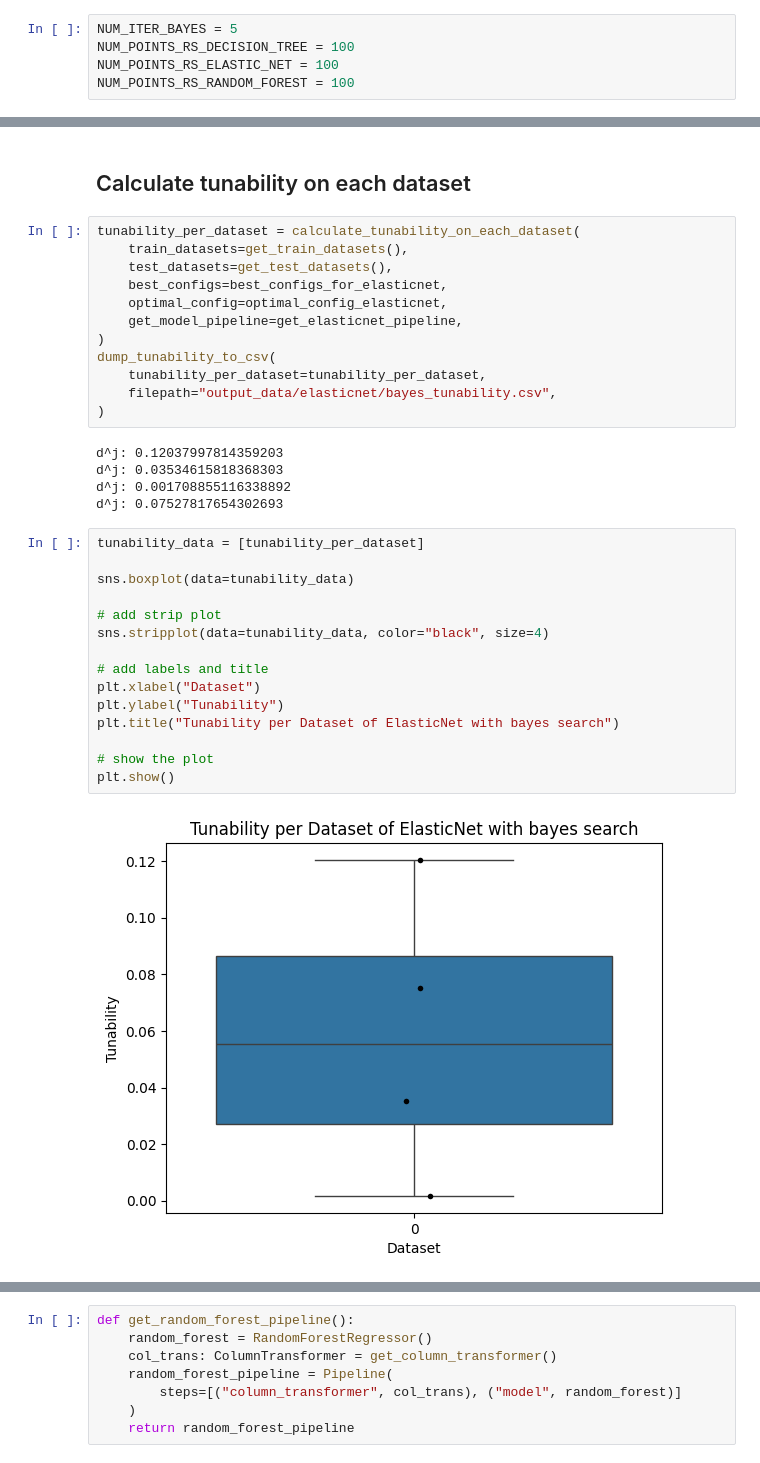
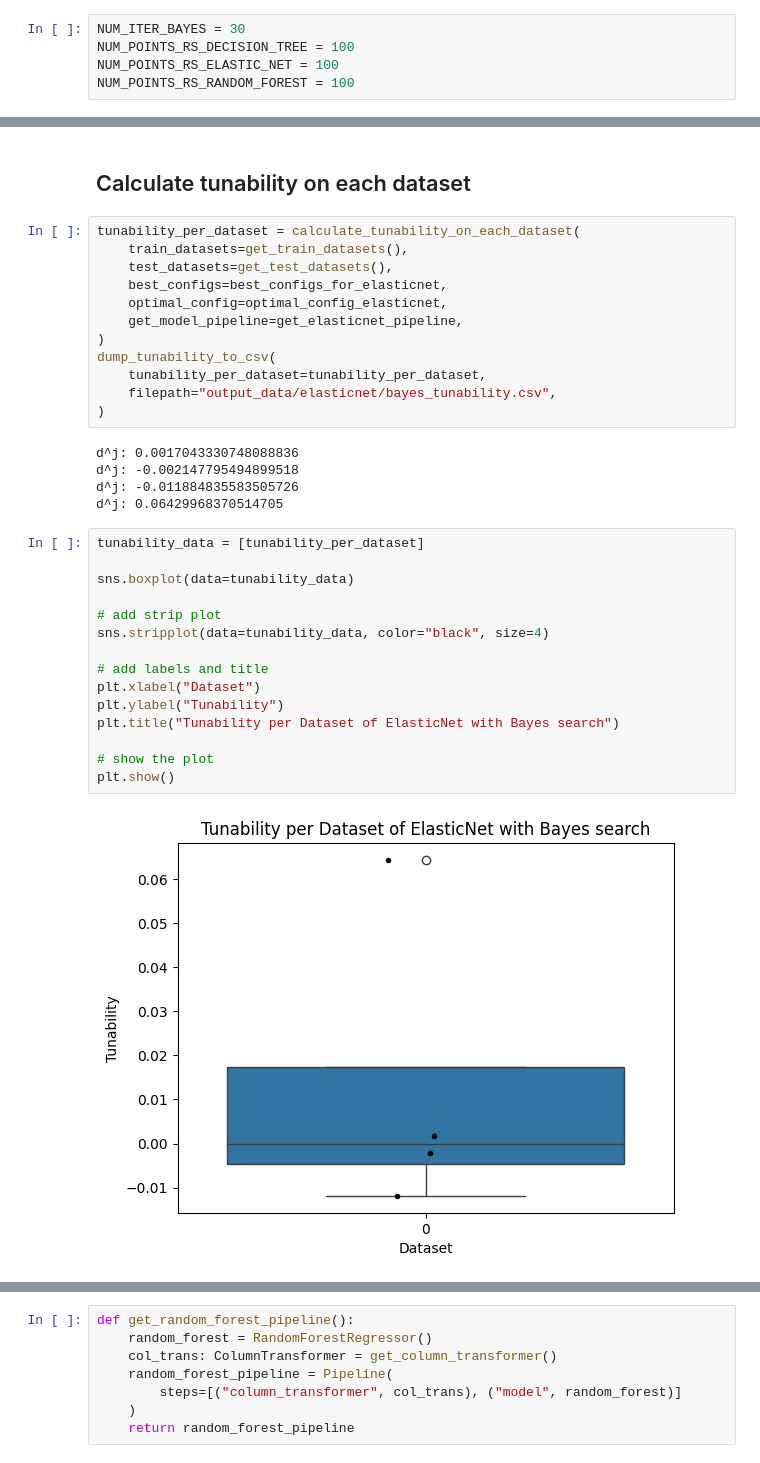
Before and after one commit to CJ4n/AutoML_HM1, a Jupyter notebook: solution.ipynb, the cells around one changed output, grey strips where cells are left out. Cells and saved outputs as stored; diff of their text form.

```diff
--- a/solution.ipynb
+++ b/solution.ipynb
@@ -42,7 +42,7 @@ from utills.tunability import (
 # %% [markdown]
 # Constants
 # %%
-NUM_ITER_BAYES = 5
+NUM_ITER_BAYES = 30
 NUM_POINTS_RS_DECISION_TREE = 100
 NUM_POINTS_RS_ELASTIC_NET = 100
 NUM_POINTS_RS_RANDOM_FOREST = 100
@@ -652,27 +657,27 @@ dump_tunability_to_csv(
     filepath="output_data/elasticnet/bayes_tunability.csv",
 )
 # %% [output]
-d^j: 0.12037997814359203
-d^j: 0.03534615818368303
-d^j: 0.001708855116338892
-d^j: 0.07527817654302693
+d^j: 0.0017043330748088836
+d^j: -0.002147795494899518
+d^j: -0.011884835583505726
+d^j: 0.06429968370514705
 # %%
 tunability_data = [tunability_per_dataset]
 
 sns.boxplot(data=tunability_data)
 
 # add strip plot
 sns.stripplot(data=tunability_data, color="black", size=4)
 
 # add labels and title
 plt.xlabel("Dataset")
 plt.ylabel("Tunability")
-plt.title("Tunability per Dataset of ElasticNet with bayes search")
+plt.title("Tunability per Dataset of ElasticNet with Bayes search")
 
 # show the plot
 plt.show()
 # %% [output]
-[figure, old version]
+[figure, new version]
 # %%
 # aggregated tunability d
 print(
```
Also changed, not shown: parts of 43 cells of this notebook, 24 other files.
